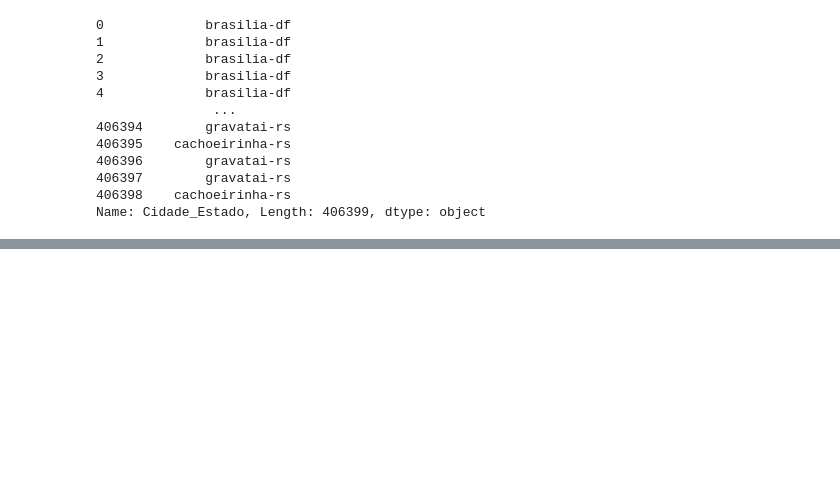
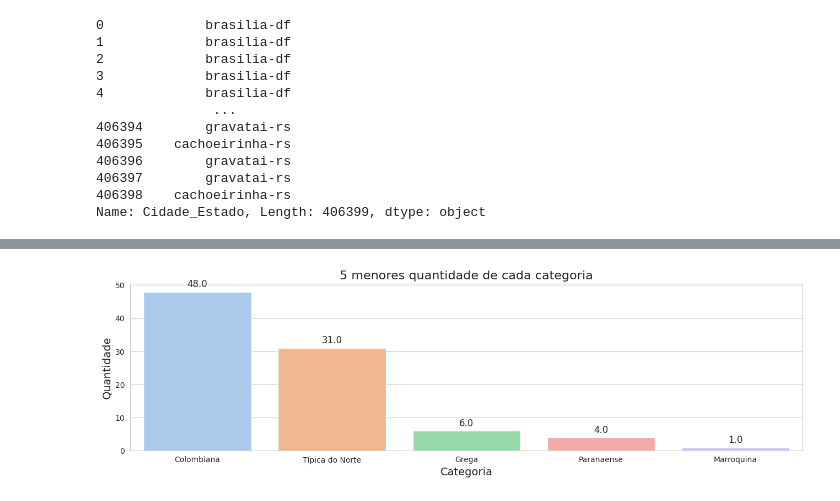
Before and after one commit to RochaSWallace/restaurantes_ifood_2021, a Jupyter notebook: projeto_final_modulo_4.ipynb, the cells around one changed output, grey strips where cells are left out. Drawn from its saved outputs; the diff is of its cells as text; code cells hidden in the pictures; blank space fills up the shorter version.

```diff
--- a/projeto_final_modulo_4.ipynb
+++ b/projeto_final_modulo_4.ipynb
@@ -158,0 +198,13 @@ df.head()
+# %%
+with sns.axes_style('whitegrid'):
+
+    grafico = sns.barplot(data=contagem.tail(5), x="category", y="contagem", hue="category", palette="pastel")
+    for p in grafico.patches:
+        grafico.annotate(f'{p.get_height()}', (p.get_x() + p.get_width() / 2., p.get_height()),
+                ha='center', va='center', xytext=(0, 10), textcoords='offset points', fontsize=12)
+    grafico.set_title('5 menores quantidade de cada categoria', fontsize=16)
+    grafico.set_xlabel('Categoria', fontsize=14)
+    grafico.set_ylabel('Quantidade', fontsize=14)
+    grafico.figure.set_size_inches(w=40/2.54, h=10/2.54);
+# %% [output]
+[figure, added]
```
Also changed, not shown: parts of 14 cells of this notebook.
